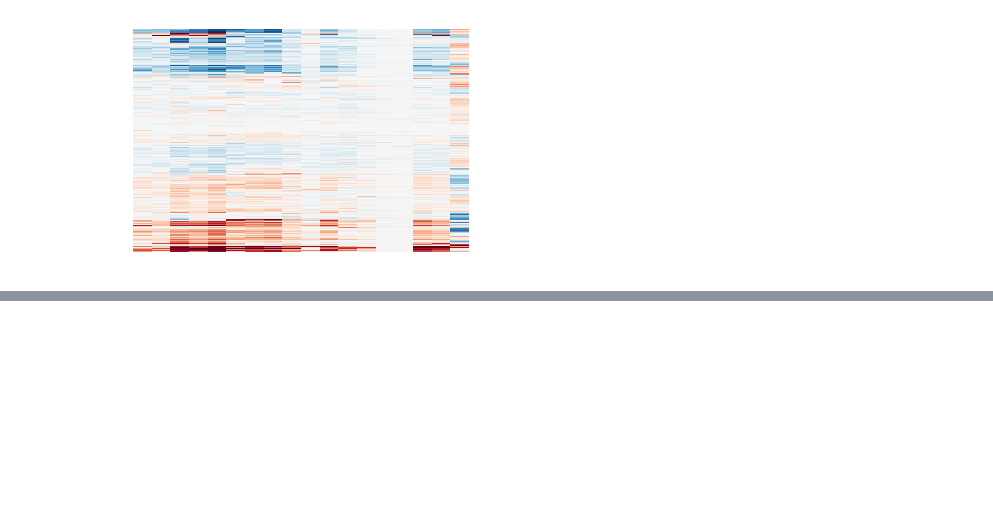
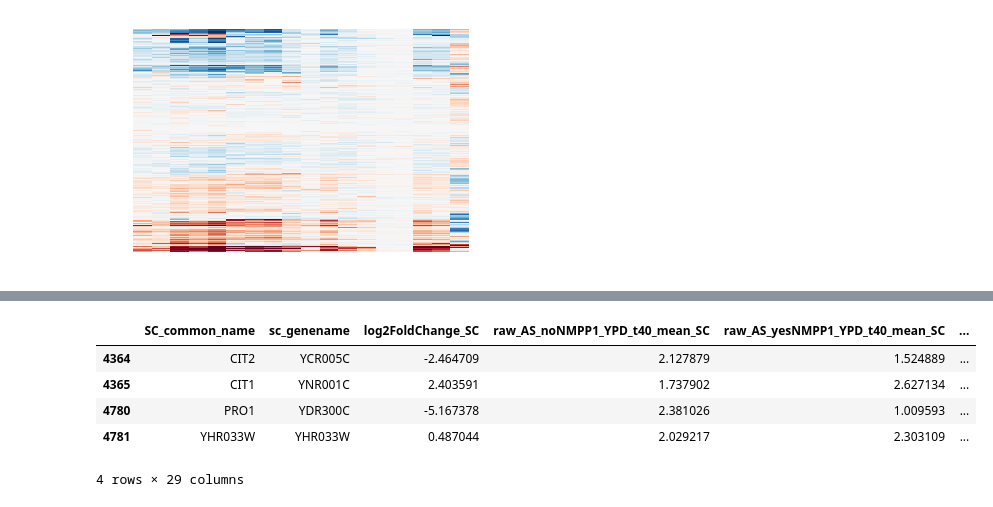
Before and after one commit to heineike02/yeast_esr_expression_analysis, a Jupyter notebook: scripts/20161118_PKA_Inhibition_V_other_conditions.ipynb, the cells around one changed output, grey strips where cells are left out. Saved outputs shown, nothing was run; the diff lists cells and outputs as text; code cells hidden in the pictures; blank space fills up the shorter version.

```diff
--- a/scripts/20161118_PKA_Inhibition_V_other_conditions.ipynb
+++ b/scripts/20161118_PKA_Inhibition_V_other_conditions.ipynb
@@ -290,17 +326,17 @@ oshea_SC_PKA_data = io_library.load_oshea_NMPP1_data()
 #Load data for microarrays
 species = 'SCer'
 
-fname = os.path.normpath(base_dir + "\expression_data\\GSE36253_Growth\\"  + species + '_growth.csv' )
+fname = os.path.normpath(data_processing_dir + "GSE36253_Growth\\"  + species + '_growth.csv' )
 growth_exp = pd.read_csv(fname,header = [0,1,2], index_col = [0,1])
-print fname + ' growth microarray dataset loaded'
+print(fname + ' growth microarray dataset loaded')
 
 #group by conditions and take mean
 growth_replicate_groups = growth_exp.groupby(axis = 1, level = 'conditions')
 growth_exp_avg = growth_replicate_groups.aggregate(np.mean)
 
-fname = os.path.normpath(base_dir + "\expression_data\\GSE38478_Stress\\"  + species + '_stress.csv' )
+fname = os.path.normpath(data_processing_dir + "GSE38478_Stress\\"  + species + '_stress.csv' )
 stress_exp = pd.read_csv(fname,header = [0,1,2], index_col = [0,1])
-print fname + ' stress microarray dataset loaded'
+print(fname + ' stress microarray dataset loaded')
 
 #group by condition and take mean
 stress_replicate_groups = stress_exp.groupby(axis = 1, level = 'conditions')
@@ -308,7 +344,7 @@ stress_exp_avg = stress_replicate_groups.aggregate(np.mean)
 
 #combine growth and stress average expression datasets.
 if False in stress_exp_avg.index==growth_exp_avg.index:
-    print "Error: ID mismatch between condition data. Species = {}".format(species)
+    print("Error: ID mismatch between condition data. Species = {}".format(species))
 condition_arrays_SC = pd.concat([growth_exp_avg,stress_exp_avg], axis = 1)
 
 #gets rid of ID index
@@ -421,0 +486,21 @@ plotting
+# %%
+goi_data_SC_arrays = pd.merge(goi_data,condition_arrays_SC, left_on='sc_genename',right_index = True, how = 'left')
+
+
+# fig3, ax3 = plt.subplots()
+# #ax3= sns.heatmap(kl_stress_nmpp1_data_filt_reorder)
+# # ax3 = plt.imshow(kl_stress_nmpp1_data_filt_reorder.as_matrix(), cmap='RdBu', vmin=z_min, vmax=z_max,
+# #            extent=[x.min(), x.max(), y.min(), y.max()],
+# #            interpolation='nearest', origin='lower')
+# ax3 = plt.imshow(-sc_stress_nmpp1_data_reorder.as_matrix(), interpolation="nearest", aspect = 'auto', cmap = 'RdBu',vmin = -6, vmax = 6)
+
+# sns.heatmap(corr)
+# %%
+goi_data_SC_arrays[goi_data_SC_arrays['SC_common_name'].isin(['CIT1','CIT2','YHR033W','PRO1'])]
+# %% [output]
+|  | SC_common_name | sc_genename | log2FoldChange_SC | raw_AS_noNMPP1_YPD_t40_mean_SC | raw_AS_yesNMPP1_YPD_t40_mean_SC | ... |
+| 4364 | CIT2 | YCR005C | -2.464709 | 2.127879 | 1.524889 | ... |
+| 4365 | CIT1 | YNR001C | 2.403591 | 1.737902 | 2.627134 | ... |
+| 4780 | PRO1 | YDR300C | -5.167378 | 2.381026 | 1.009593 | ... |
+| 4781 | YHR033W | YHR033W | 0.487044 | 2.029217 | 2.303109 | ... |
+4 rows × 29 columns
```
Also changed, not shown: parts of 12 cells of this notebook, 11 other files.
